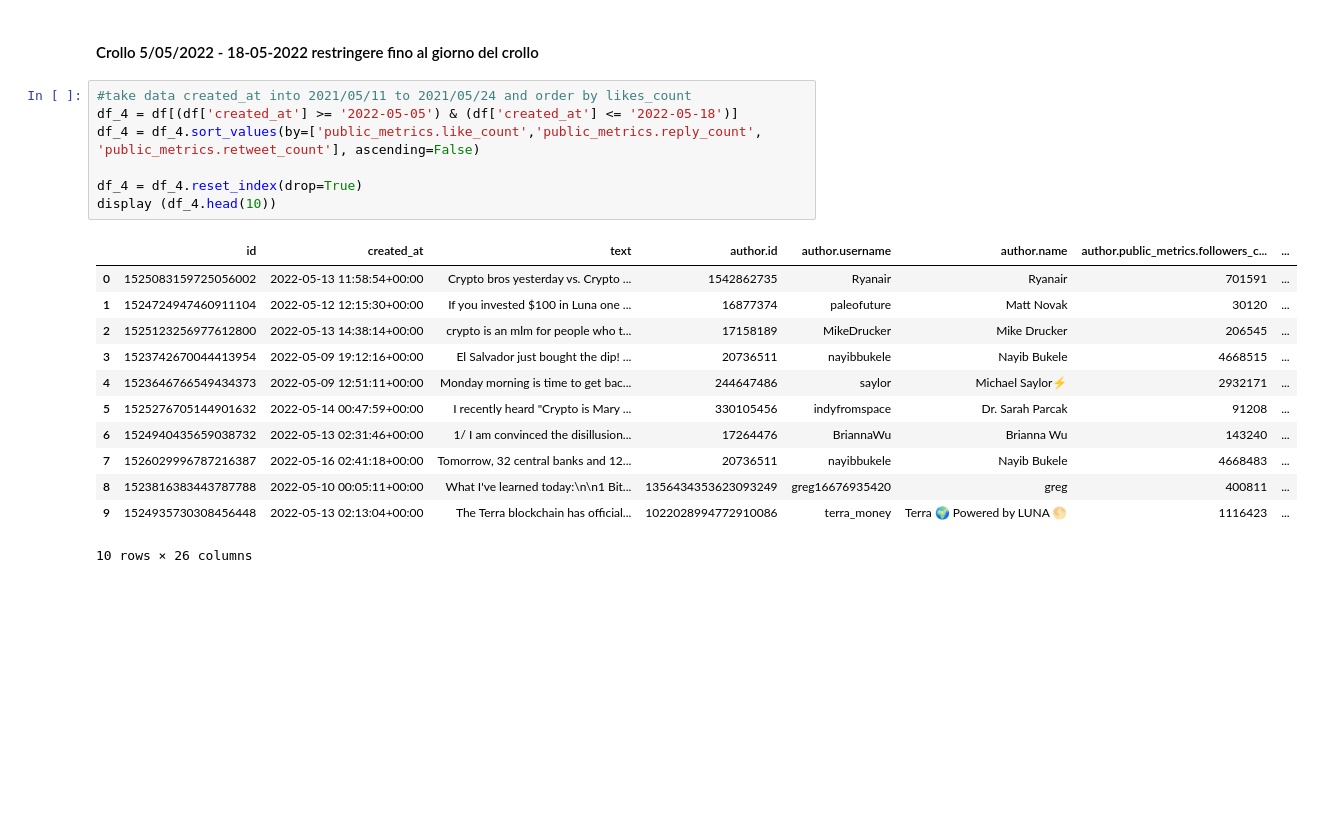
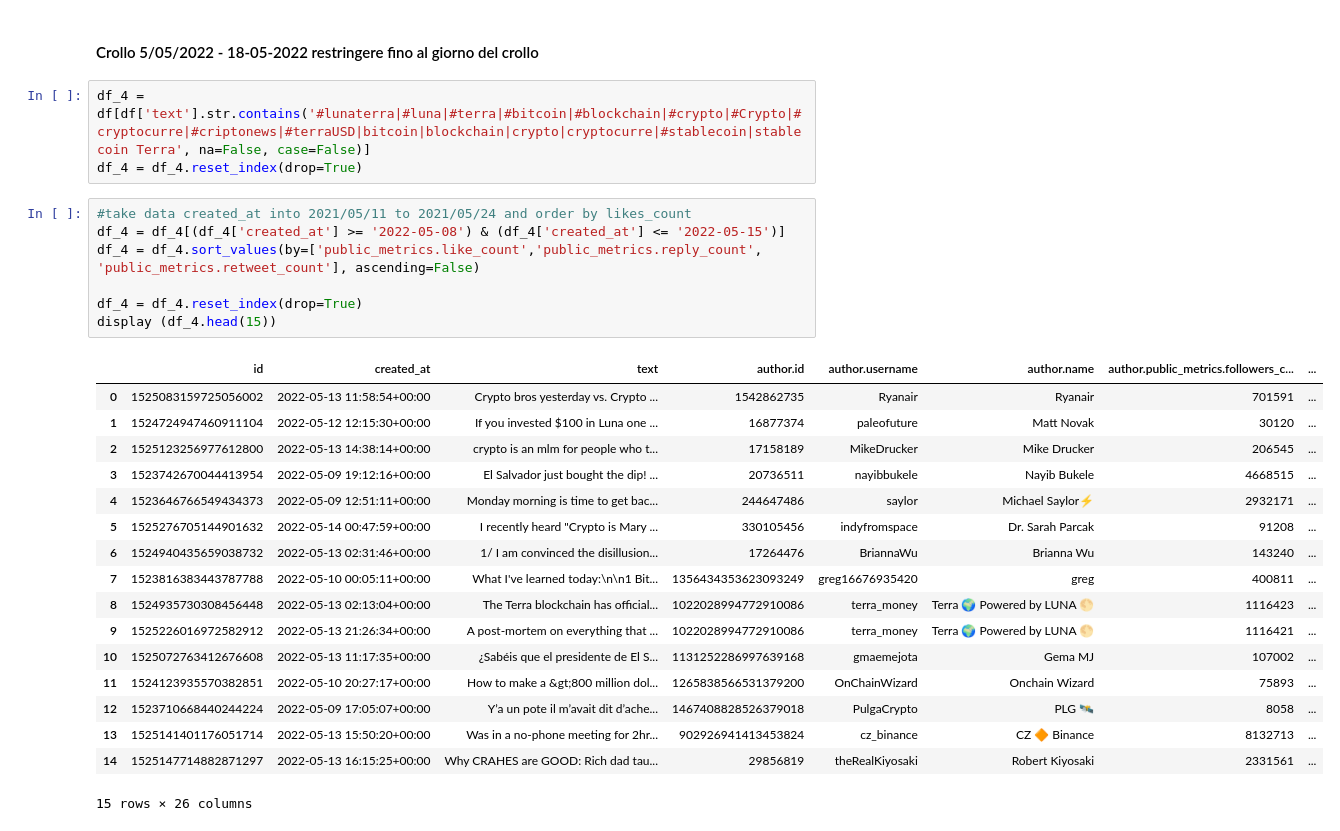
Before and after one commit to isabellamarasco/Blockchain_project, a Jupyter notebook: analysis.ipynb, the cells around one changed output. Drawn from its saved outputs; the diff is of its cells as text; blank space fills up the shorter version.

```diff
--- a/analysis.ipynb
+++ b/analysis.ipynb
@@ -175,25 +184,33 @@ plt.show()
 # %% [markdown]
 #### Crollo 5/05/2022 - 18-05-2022 restringere fino al giorno del crollo
+# %%
+df_4 = df[df['text'].str.contains('#lunaterra|#luna|#terra|#bitcoin|#blockchain|#crypto|#Crypto|#cryptocurre|#criptonews|#terraUSD|bitcoin|blockchain|crypto|cryptocurre|#stablecoin|stablecoin Terra', na=False, case=False)]
+df_4 = df_4.reset_index(drop=True)
 # %%
 #take data created_at into 2021/05/11 to 2021/05/24 and order by likes_count
-df_4 = df[(df['created_at'] >= '2022-05-05') & (df['created_at'] <= '2022-05-18')]
+df_4 = df_4[(df_4['created_at'] >= '2022-05-08') & (df_4['created_at'] <= '2022-05-15')]
 df_4 = df_4.sort_values(by=['public_metrics.like_count','public_metrics.reply_count', 'public_metrics.retweet_count'], ascending=False)
 
 df_4 = df_4.reset_index(drop=True)
-display (df_4.head(10))
+display (df_4.head(15))
 # %% [output]
 |  | id | created_at | text | author.id | author.username | author.name | author.public_metrics.followers_c... | ... |
 | 0 | 1525083159725056002 | 2022-05-13 11:58:54+00:00 | Crypto bros yesterday vs. Crypto ... | 1542862735 | Ryanair | Ryanair | 701591 | ... |
 | 1 | 1524724947460911104 | 2022-05-12 12:15:30+00:00 | If you invested $100 in Luna one ... | 16877374 | paleofuture | Matt Novak | 30120 | ... |
 | 2 | 1525123256977612800 | 2022-05-13 14:38:14+00:00 | crypto is an mlm for people who t... | 17158189 | MikeDrucker | Mike Drucker | 206545 | ... |
 | 3 | 1523742670044413954 | 2022-05-09 19:12:16+00:00 | El Salvador just bought the dip! ... | 20736511 | nayibbukele | Nayib Bukele | 4668515 | ... |
 | 4 | 1523646766549434373 | 2022-05-09 12:51:11+00:00 | Monday morning is time to get bac... | 244647486 | saylor | Michael Saylor⚡️ | 2932171 | ... |
 | 5 | 1525276705144901632 | 2022-05-14 00:47:59+00:00 | I recently heard "Crypto is Mary ... | 330105456 | indyfromspace | Dr. Sarah Parcak | 91208 | ... |
 | 6 | 1524940435659038732 | 2022-05-13 02:31:46+00:00 | 1/ I am convinced the disillusion... | 17264476 | BriannaWu | Brianna Wu | 143240 | ... |
-| 7 | 1526029996787216387 | 2022-05-16 02:41:18+00:00 | Tomorrow, 32 central banks and 12... | 20736511 | nayibbukele | Nayib Bukele | 4668483 | ... |
-| 8 | 1523816383443787788 | 2022-05-10 00:05:11+00:00 | What I've learned today:\n\n1 Bit... | 1356434353623093249 | greg16676935420 | greg | 400811 | ... |
-| 9 | 1524935730308456448 | 2022-05-13 02:13:04+00:00 | The Terra blockchain has official... | 1022028994772910086 | terra_money | Terra 🌍 Powered by LUNA 🌕 | 1116423 | ... |
+| 7 | 1523816383443787788 | 2022-05-10 00:05:11+00:00 | What I've learned today:\n\n1 Bit... | 1356434353623093249 | greg16676935420 | greg | 400811 | ... |
+| 8 | 1524935730308456448 | 2022-05-13 02:13:04+00:00 | The Terra blockchain has official... | 1022028994772910086 | terra_money | Terra 🌍 Powered by LUNA 🌕 | 1116423 | ... |
+| 9 | 1525226016972582912 | 2022-05-13 21:26:34+00:00 | A post-mortem on everything that ... | 1022028994772910086 | terra_money | Terra 🌍 Powered by LUNA 🌕 | 1116421 | ... |
+| 10 | 1525072763412676608 | 2022-05-13 11:17:35+00:00 | ¿Sabéis que el presidente de El S... | 1131252286997639168 | gmaemejota | Gema MJ | 107002 | ... |
+| 11 | 1524123935570382851 | 2022-05-10 20:27:17+00:00 | How to make a &gt;800 million dol... | 1265838566531379200 | OnChainWizard | Onchain Wizard | 75893 | ... |
+| 12 | 1523710668440244224 | 2022-05-09 17:05:07+00:00 | Y’a un pote il m’avait dit d’ache... | 1467408828526379018 | PulgaCrypto | PLG 🛰 | 8058 | ... |
+| 13 | 1525141401176051714 | 2022-05-13 15:50:20+00:00 | Was in a no-phone meeting for 2hr... | 902926941413453824 | cz_binance | CZ 🔶 Binance | 8132713 | ... |
+| 14 | 1525147714882871297 | 2022-05-13 16:15:25+00:00 | Why CRAHES are GOOD: Rich dad tau... | 29856819 | theRealKiyosaki | Robert Kiyosaki | 2331561 | ... |
-10 rows × 26 columns
+15 rows × 26 columns
 # %%
 df_4=pd.DataFrame(df_4,columns=['author.username','public_metrics.like_count','public_metrics.reply_count','public_metrics.retweet_count'])
 
```
Also changed, not shown: parts of 6 cells of this notebook, 1 other file.
